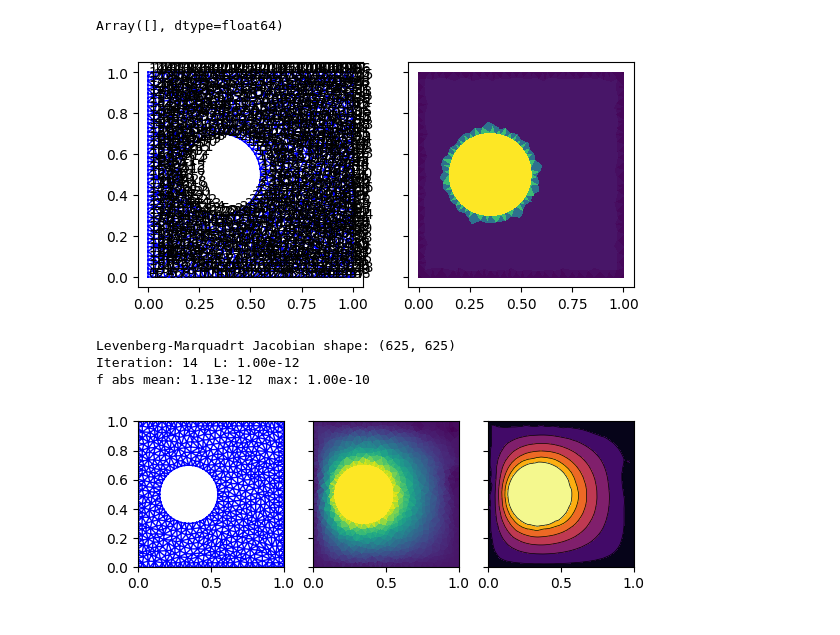
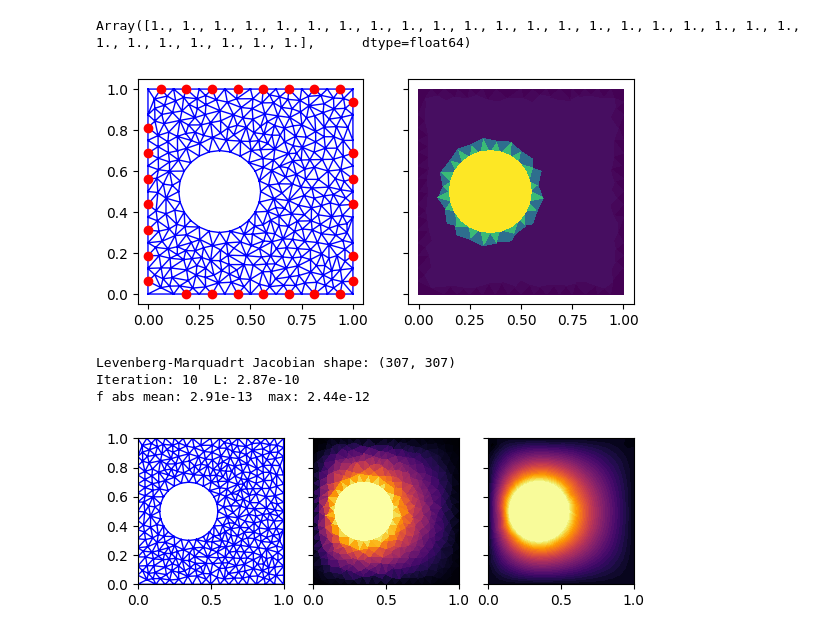
Before and after one commit to chetools/sparseLM, a Jupyter notebook: spareLM/heat_diffusion.ipynb, the cells around one changed output. Saved outputs shown, nothing was run; the diff lists cells and outputs as text; code cells hidden in the pictures.

```diff
--- a/spareLM/heat_diffusion.ipynb
+++ b/spareLM/heat_diffusion.ipynb
@@ -11,7 +11,7 @@ from lm import LM
 import scipy as sp
 jnp.set_printoptions(precision=4,linewidth=120)
 # %%
-Nside=48
+Nside=8
 Nsquare=Nside*4
 v=np.linspace(0,1,Nside,endpoint=False)
 z=np.zeros(Nside)
@@ -20,7 +20,7 @@ square=np.c_[np.r_[v,o,1-v,z],np.r_[z,v,o,1-v]]
 square_seg = np.c_[np.arange(square.shape[0]-1),np.arange(1,square.shape[0])]
 square_seg = np.r_[square_seg,np.array([[square.shape[0]-1,0]])]
 
-Ncircle = 48
+Ncircle = 24
 r=0.2
 cx,cy=0.35,0.5
 theta = np.linspace(0, 2 * np.pi, Ncircle, endpoint=False)
@@ -32,7 +32,7 @@ Nspecified=Nsquare+Ncircle
 specified=np.arange(Nspecified)
 # %%
 A = dict(vertices=np.r_[square,circle], segments=np.r_[square_seg,circle_seg], holes=[[cx, cy]])
-B = triangle.triangulate(A, 'qpa0.001D')
+B = triangle.triangulate(A, 'qpa0.002')
 # %%
 vmarks = B['vertex_markers']
 boundary = np.where(vmarks==1)[0]
@@ -57,18 +57,18 @@ f[inserted_boundary_idx]=interpolate_inserted_boundary(inserted_boundary_idx, sp
 f=jnp.asarray(f)
 f[inserted_boundary_idx]
 # %% [output]
-Array([], dtype=float64)
+Array([1., 1., 1., 1., 1., 1., 1., 1., 1., 1., 1., 1., 1., 1., 1., 1., 1., 1., 1., 1., 1., 1., 1., 1., 1., 1., 1., 1.],      dtype=float64)
 # %%
 
 fig1, ax = plt.subplots(1,2, sharex=True, sharey=True)
 ax[0].set_aspect('equal')
 _=ax[0].triplot(verts[:,0],verts[:,1],'b-',triangles=tr,lw=1)
 _=ax[0].plot(verts[inserted_boundary_idx,0],verts[inserted_boundary_idx,1],'ro')
-[ax[0].annotate(f'{i}', (verts[i,0], verts[i,1])) for i in range(Nv)]
+# [ax[0].annotate(f'{i}', (verts[i,0], verts[i,1])) for i in range(Nv)]
 ax[1].set_aspect('equal')
 _=ax[1].tripcolor(verts[:,0],verts[:,1],f)
 # %% [output]
-[figure, old version]
+[figure, new version]
 # %%
 def get_neighbors(i):
     return np.setdiff1d(np.unique(np.ravel(tr[np.where(tr==i)[0]])),i)
@@ -137,19 +137,19 @@ solver=LM(eqs, f[interior])
 res = solver(L=1, rho_tol = 0.1, maxiter=100, xtol=1e-12, ftol=1e-15,iter_print=25)
 sol = f.at[interior].set(res.x)
 # %% [output]
-Levenberg-Marquadrt Jacobian shape: (625, 625)
-Iteration: 14  L: 1.00e-12
-f abs mean: 1.13e-12  max: 1.00e-10
+Levenberg-Marquadrt Jacobian shape: (307, 307)
+Iteration: 10  L: 2.87e-10
+f abs mean: 2.91e-13  max: 2.44e-12
 # %%
-gridx, gridy = np.mgrid[0:1:100j, 0:1:100j]
+gridx, gridy = np.mgrid[0:1:400j, 0:1:400j]
 gridz=sp.interpolate.griddata(verts, sol, (gridx, gridy), method='linear')
 fig2, ax = plt.subplots(1,3, sharex=True, sharey=True)
 ax[0].set_aspect('equal')
 _=ax[0].triplot(verts[:,0],verts[:,1],'b-',triangles=tr,lw=1)
 ax[1].set_aspect('equal')
-_=ax[1].tripcolor(verts[:,0],verts[:,1],sol)
+_=ax[1].tripcolor(verts[:,0],verts[:,1],sol, cmap='inferno')
 ax[2].set_aspect('equal')
-_=ax[2].contour(gridx, gridy, gridz, 8, linewidths=0.5, colors='k')
-_=ax[2].contourf(gridx, gridy, gridz, 8, vmax=np.max(gridz), vmin=np.min(gridz), cmap='inferno')
+# _=ax[2].contour(gridx, gridy, gridz, 40, linewidths=0.5, colors='k')
+_=ax[2].contourf(gridx, gridy, gridz, 40, vmax=np.max(gridz), vmin=np.min(gridz), cmap='inferno')
 # %% [output]
-[figure, old version]
+[figure, new version]
```
